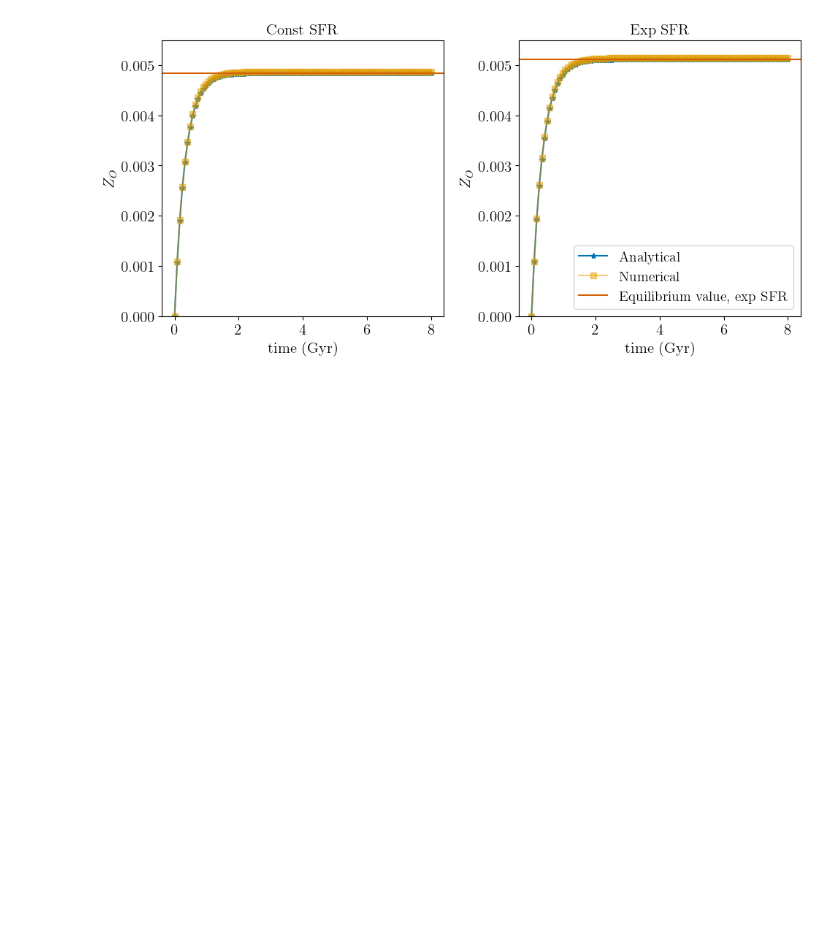
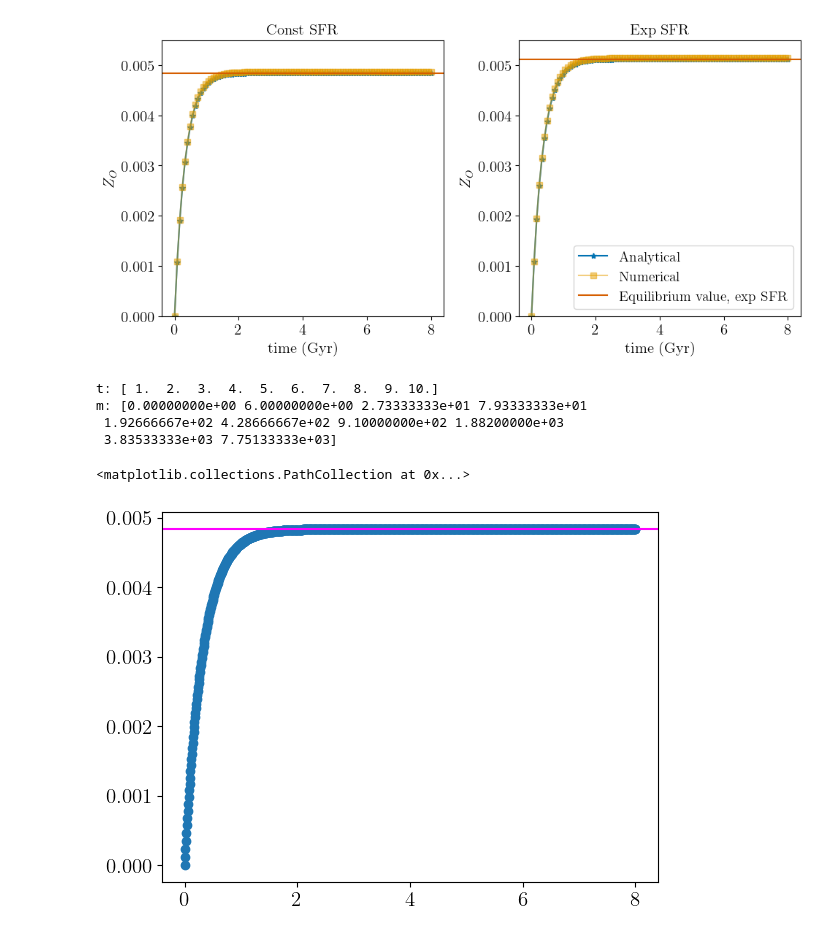
Before and after one commit to haniyehtajer/chemevo, a Jupyter notebook: examples/Oxygen_abundance.ipynb, the cells around one changed output. Saved outputs shown, nothing was run; the diff lists cells and outputs as text; code cells hidden in the pictures; blank space fills up the shorter version.

```diff
--- a/examples/Oxygen_abundance.ipynb
+++ b/examples/Oxygen_abundance.ipynb
@@ -166,3 +166,56 @@ plt.tight_layout()
 plt.savefig("O_const_exp.png", dpi=300)
 # %% [output]
 [figure]
+# %%
+import numpy as np
+
+# Time array and g(t)
+t = np.linspace(1, 10, 10)
+g = np.linspace(2, 30, 10)
+
+# Initial condition
+m = np.zeros_like(t)   # store m(t)
+m[0] = 0.0             # initial value
+
+# Euler forward integration
+for i in range(1, len(t)):
+    dt = t[i] - t[i-1]
+    m[i] = m[i-1] + dt * (3 * g[i-1] + m[i-1])
+
+print("t:", t)
+print("m:", m)
+# %% [output]
+t: [ 1.  2.  3.  4.  5.  6.  7.  8.  9. 10.]
+m: [0.00000000e+00 6.00000000e+00 2.73333333e+01 7.93333333e+01
+ 1.92666667e+02 4.28666667e+02 9.10000000e+02 1.88200000e+03
+ 3.83533333e+03 7.75133333e+03]
+# %%
+eta = 2.5
+m_o_cc = 0.015
+r = 0.4
+tau_star = 1 #Gyr
+tau_dep = 0.323 #Gyr
+tau_sfh = 6 #Gyr
+# %%
+t_array = np.linspace(0,8,1000)
+n_steps = len(t_array)
+dt = t_array[1]-t_array[0]
+m_o_cc_arr = np.ones(n_steps) * m_o_cc
+eta_arr = np.ones(n_steps) * eta
+r_arr = np.ones(n_steps) * r
+tau_star_arr = np.ones(n_steps) * tau_star
+
+m_g_array = np.ones(n_steps)
+m_O = np.zeros(n_steps)
+
+for i in range(1, n_steps):
+    m_O[i] = dt*((m_o_cc_arr[i-1] * m_g_array[i-1]/tau_star_arr[i-1]) - ((1 + eta_arr[i-1] - r_arr[i-1])/tau_star_arr[i-1] * m_O[i-1])) + m_O[i-1]
+# %%
+#plt.plot(t_array, numerical_Z_O_const, color = 'red', marker='*', label = 'Analytical', alpha = 0.5)
+#plt.plot(t_array, analytical_Z_O_const, color = 'blue', marker = 'o', label = 'Numerical', alpha = 0.5)
+plt.axhline(eq_Z_O_const, color = 'magenta', label = 'Equilibrium value')
+
+plt.scatter(t_array, m_O)
+# %% [output]
+<matplotlib.collections.PathCollection at 0x...>
+[figure, added]
```
Also changed, not shown: parts of 3 cells of this notebook, 6 other files.
